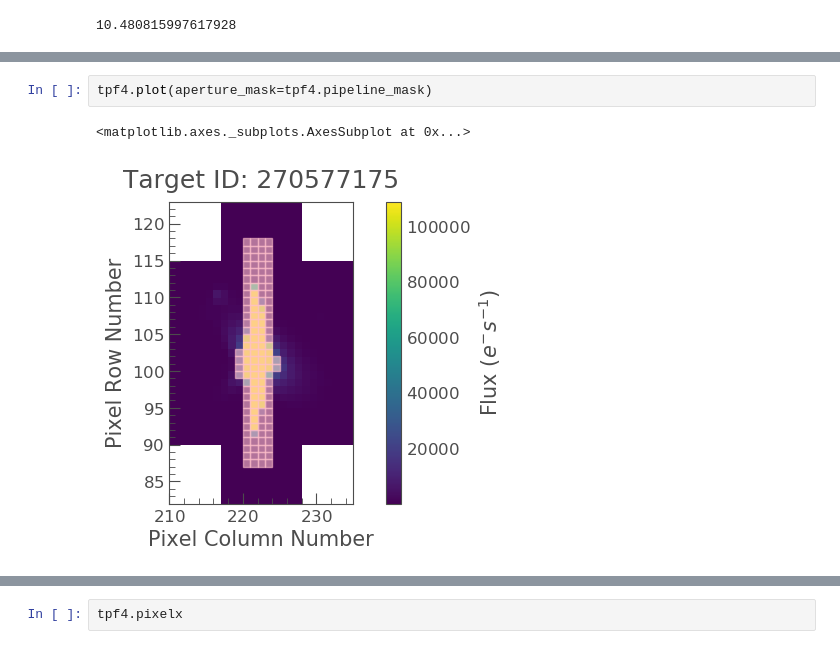
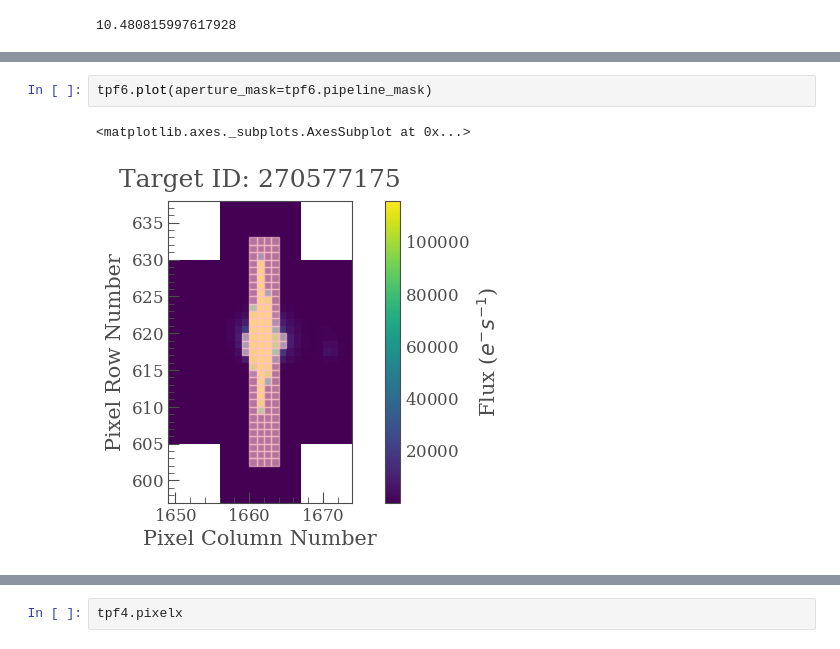
Before and after one commit to sebastian-zieba/betaPic_comet, a Jupyter notebook: construction_of_the_lightcurve.ipynb, the cells around one changed output, grey strips where cells are left out. Cells and saved outputs as stored; diff of their text form.

```diff
--- a/construction_of_the_lightcurve.ipynb
+++ b/construction_of_the_lightcurve.ipynb
@@ -376,5 +392,5 @@ tpf4.row
 # %%
-tpf4.plot(aperture_mask=tpf4.pipeline_mask)
+tpf6.plot(aperture_mask=tpf6.pipeline_mask)
 # %% [output]
 <matplotlib.axes._subplots.AxesSubplot at 0x...>
-[figure, old version]
+[figure, new version]
```
Also changed, not shown: parts of 21 cells of this notebook, 1 other file.
